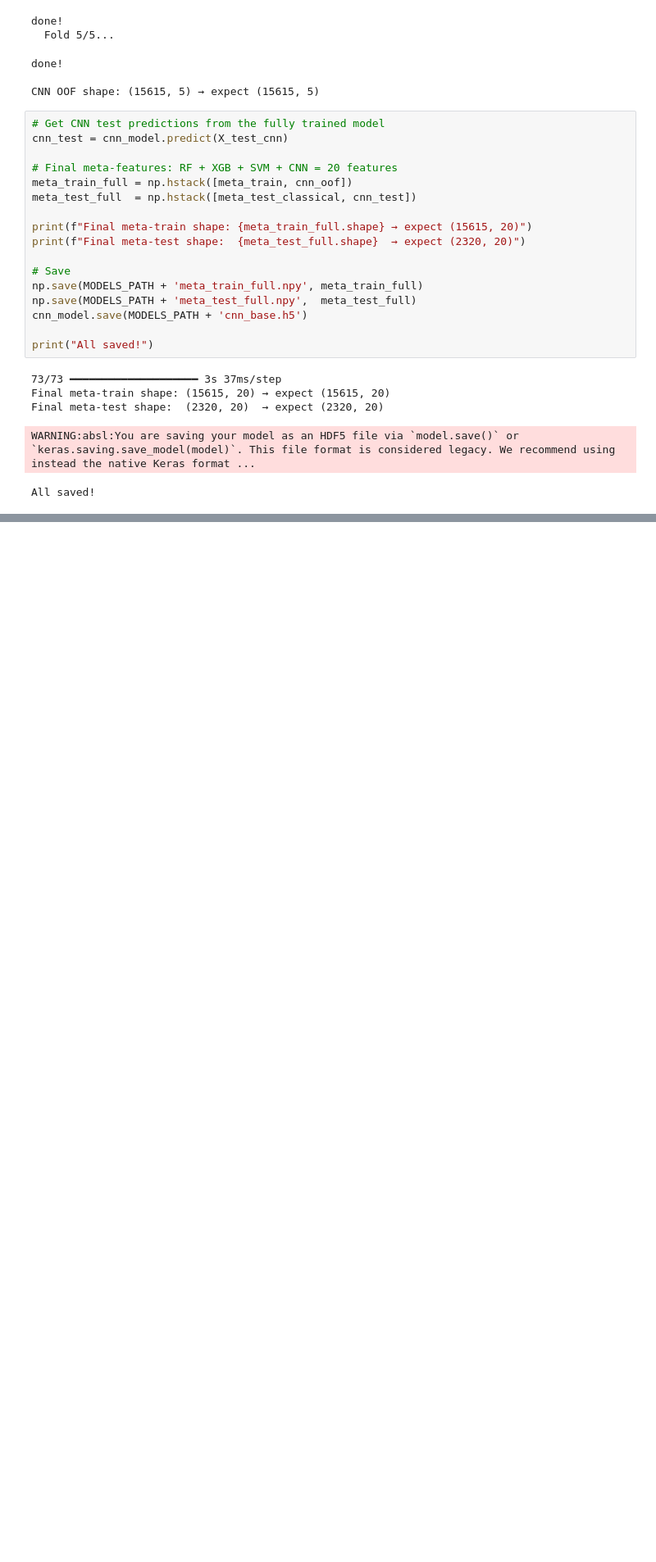
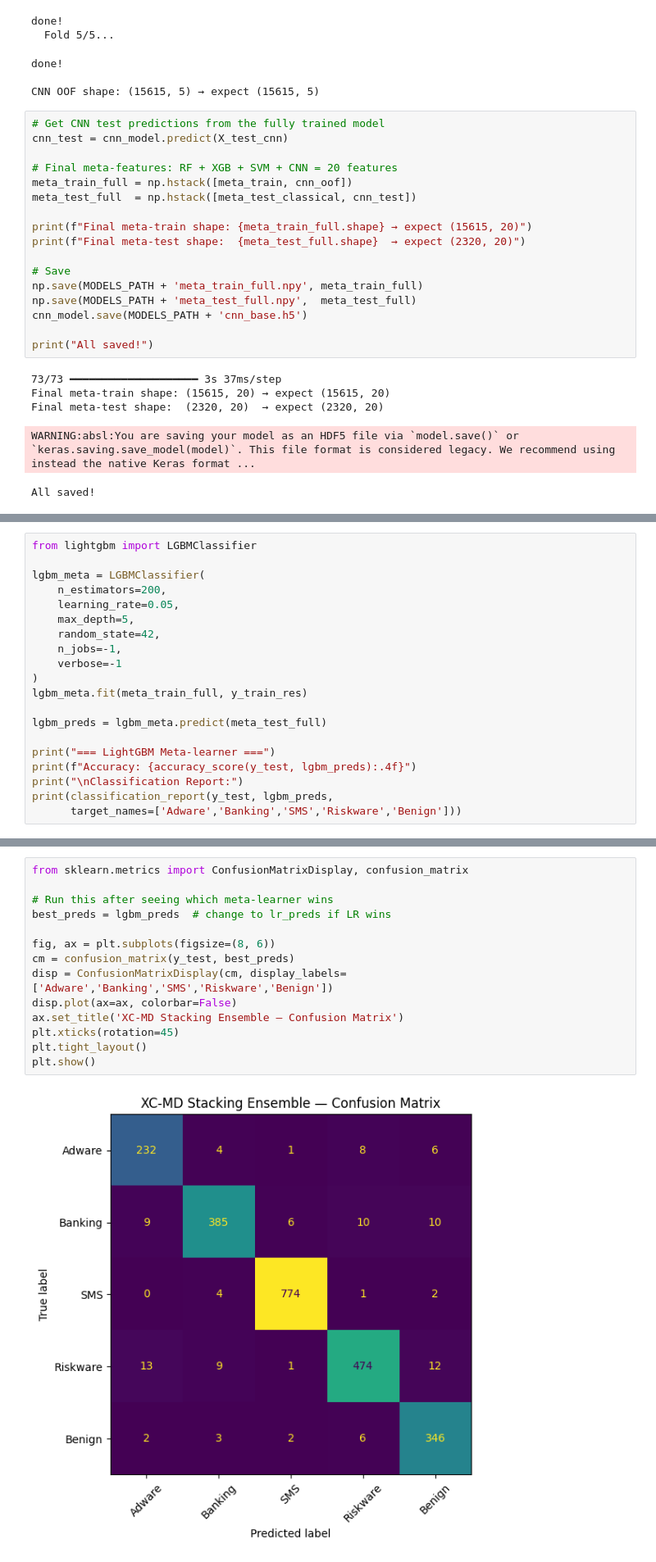
Before and after one commit to S-0120/XAI, a Jupyter notebook: XAI_Project.ipynb, the cells around one changed output, grey strips where cells are left out. Shown at 82% size. Cells and saved outputs as stored; diff of their text form; blank space fills up the shorter version.

```diff
--- a/XAI_Project.ipynb
+++ b/XAI_Project.ipynb
@@ -786,0 +837,20 @@ All saved!
+# %%
+from lightgbm import LGBMClassifier
+
+lgbm_meta = LGBMClassifier(
+    n_estimators=200,
+    learning_rate=0.05,
+    max_depth=5,
+    random_state=42,
+    n_jobs=-1,
+    verbose=-1
+)
+lgbm_meta.fit(meta_train_full, y_train_res)
+
+lgbm_preds = lgbm_meta.predict(meta_test_full)
+
+print("=== LightGBM Meta-learner ===")
+print(f"Accuracy: {accuracy_score(y_test, lgbm_preds):.4f}")
+print("\nClassification Report:")
+print(classification_report(y_test, lgbm_preds,
+      target_names=['Adware','Banking','SMS','Riskware','Benign']))
@@ -786,0 +890,16 @@ All saved!
+# %%
+from sklearn.metrics import ConfusionMatrixDisplay, confusion_matrix
+
+# Run this after seeing which meta-learner wins
+best_preds = lgbm_preds  # change to lr_preds if LR wins
+
+fig, ax = plt.subplots(figsize=(8, 6))
+cm = confusion_matrix(y_test, best_preds)
+disp = ConfusionMatrixDisplay(cm, display_labels=['Adware','Banking','SMS','Riskware','Benign'])
+disp.plot(ax=ax, colorbar=False)
+ax.set_title('XC-MD Stacking Ensemble — Confusion Matrix')
+plt.xticks(rotation=45)
+plt.tight_layout()
+plt.show()
+# %% [output]
+[figure, added]
```
Also changed, not shown: parts of 13 cells of this notebook.
